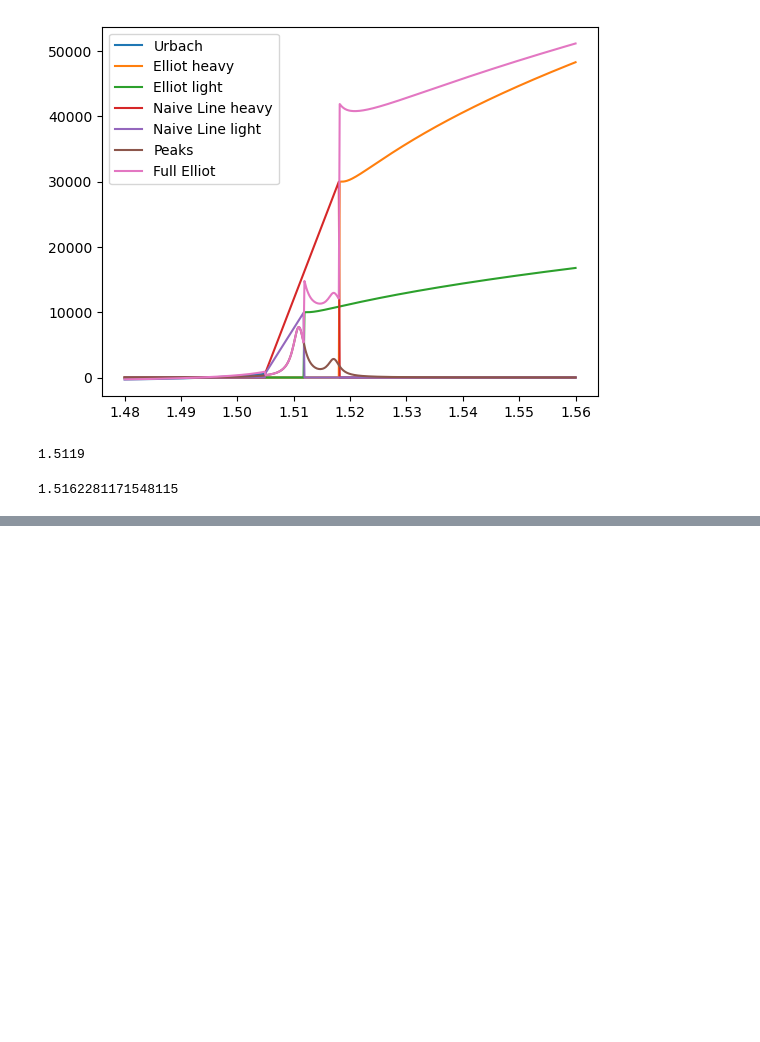
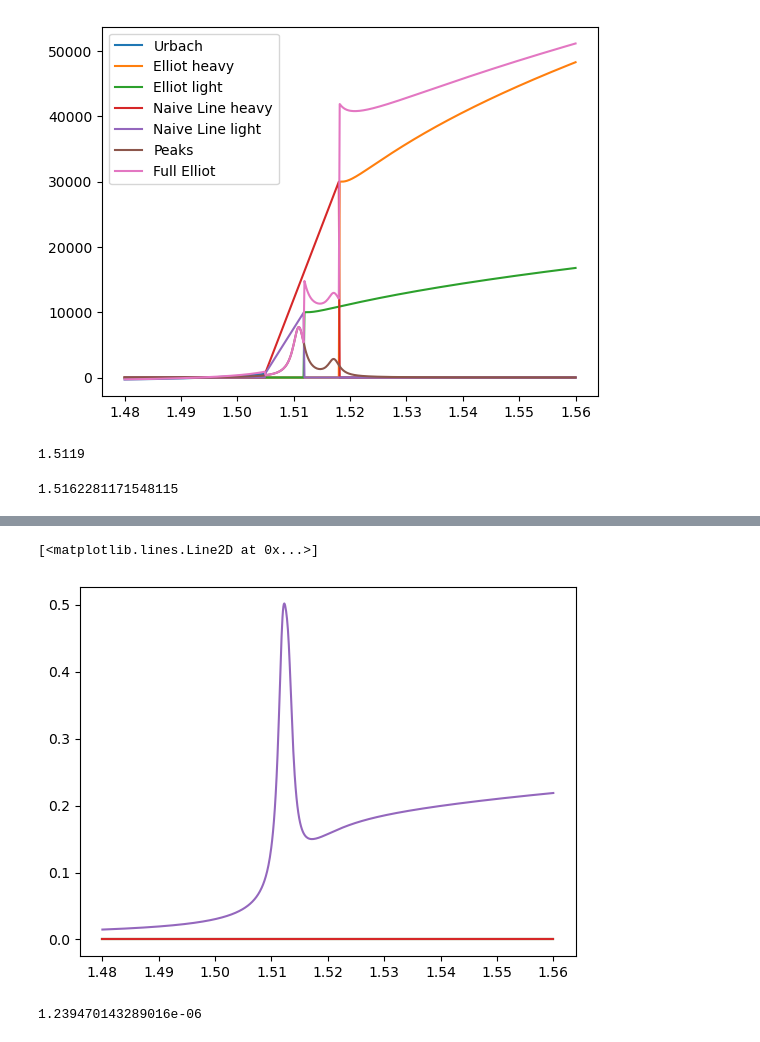
Before and after one commit to MTLphys/FittingFunctions, a Jupyter notebook: Fitfunction.ipynb, the cells around one changed output, grey strips where cells are left out. Drawn from its saved outputs; the diff is of its cells as text; code cells hidden in the pictures; blank space fills up the shorter version.

```diff
--- a/Fitfunction.ipynb
+++ b/Fitfunction.ipynb
@@ -189,3 +189,74 @@ Bg=1.519 - 5.408E-4*T**2/( T + 204)
 Bg
 # %% [output]
 1.5162281171548115
+# %%
+import matplotlib.pyplot as plt
+C = 1
+R = .004
+E0 = 2.104
+Gc = .005
+G1 = .004
+#GaAs Continuum model after Goni, Cantarero, Syassen, and Cardona
+import numpy as np
+
+def u(E,E0,Gc,R,pm):
+    return np.pi*np.sqrt((R/2))*np.sqrt(
+       (np.sqrt((E-E0)**2+Gc**2)+(-1)**pm*(E-E0))/
+       ((E-E0)**2+Gc**2)
+    )
+def I(E,Em,Gm,R,m,C,Gc):
+    return C*np.sqrt(R)/E*(2*R*Gm/((E-Em)**2+Gm**2)/m**3-R/m**3*Gc/((E-Em)**2+Gc**2))
+def II(E,E0,Gc,R,C):
+    return C*np.sqrt(R)/E/2*(np.pi/2-np.arctan(-(E-E0)/Gc))
+def III(E,up,um,C,R):
+    return C*np.sqrt(R)/E*( np.pi/2*np.sinh(2*up)/(np.cosh(2*up)-np.cos(2*um)))
+def Em(E0,R,m):
+    return E0-R/m**2
+def Gm(Gc,G1,m):
+    return Gc-(Gc-G1)/m**2
+def alpha(E,E0,Gc,G1,R,C):
+    up = u(E,E0,Gc,R,2)
+    um = u(E,E0,Gc,R,1)
+    p1 = 0
+    p2 = 0
+    p3 = 0
+    for i in range(1,4):
+        print(i)
+        Ei = Em(E0,R,i)
+        Gi = Gm(Gc,G1,i)
+        p1 = p1+I(E,Ei,Gi,R,i,C,Gc)
+    p2 = p2+II(E,E0,Gc,R,C)
+    p3 = p3+III(E,up,um,C,R)
+    return (p1+p2+p3)
+def calpha(x,Elh,Ehh,Gclh,Gchh,G1lh,G1hh,Rlh,Rhh,Clh,Chh):
+    E = np.asarray(x)
+    return  alpha(E,Elh,Gclh,G1lh,Rlh,Clh)+alpha(E,Ehh,Gchh,G1hh,Rhh,Chh)
+E = np.linspace(1.48,1.56,1000)
+y = u(E,E0,Gc,R,0)
+a = alpha(E,E0,Gc,G1,R,C)
+Clh = .5
+Rlh = .006
+Elh = 1.518
+Gclh = .005
+G1lh = .001
+Chh = 1
+Rhh = .003
+Ehh = 1.516
+Gchh = .006
+G1hh = .001
+ac = calpha(E,Elh,Ehh,Gclh,Gchh,G1lh,G1hh,Rlh,Rhh,Clh,Chh)
+m =1
+E1 = E0-R/1**3
+p1 = I(E,E1,G1,R,1,C,Gc)
+p2 = II(E,E0,Gc,R,C)
+up = u(E,E0,Gc,R,0)
+um =u(E,E0,Gc,R,1)
+p3 = III(E,up,um,C,R)
+#plt.plot(E,y)
+plt.plot(E,p1)
+plt.plot(E,p2)
+plt.plot(E,p3)
+plt.plot(E,a)
+plt.plot(E,ac)
+#plt.xlim(2.07,2.17)
+# %% [output]
@@ -191,0 +272,2 @@ Bg
+[<matplotlib.lines.Line2D at 0x...>]
+[figure, added]
@@ -191,0 +278,4 @@ Bg
+# %%
+E
+# %% [output]
+1.239470143289016e-06
```
Also changed, not shown: parts of 2 cells of this notebook.
